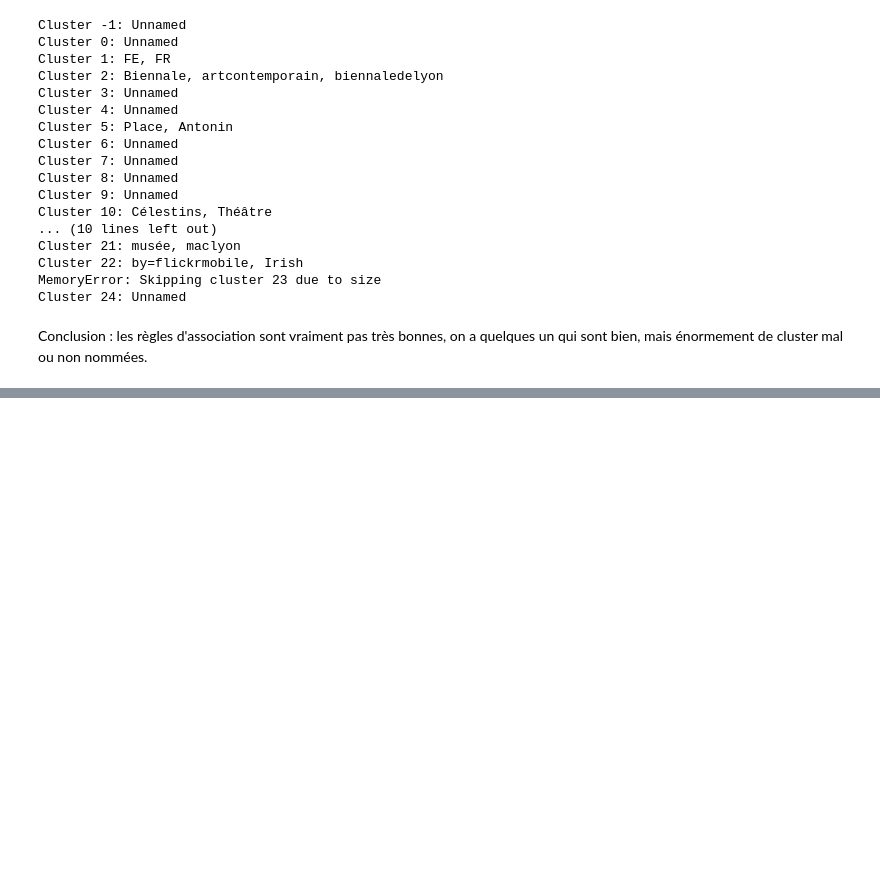
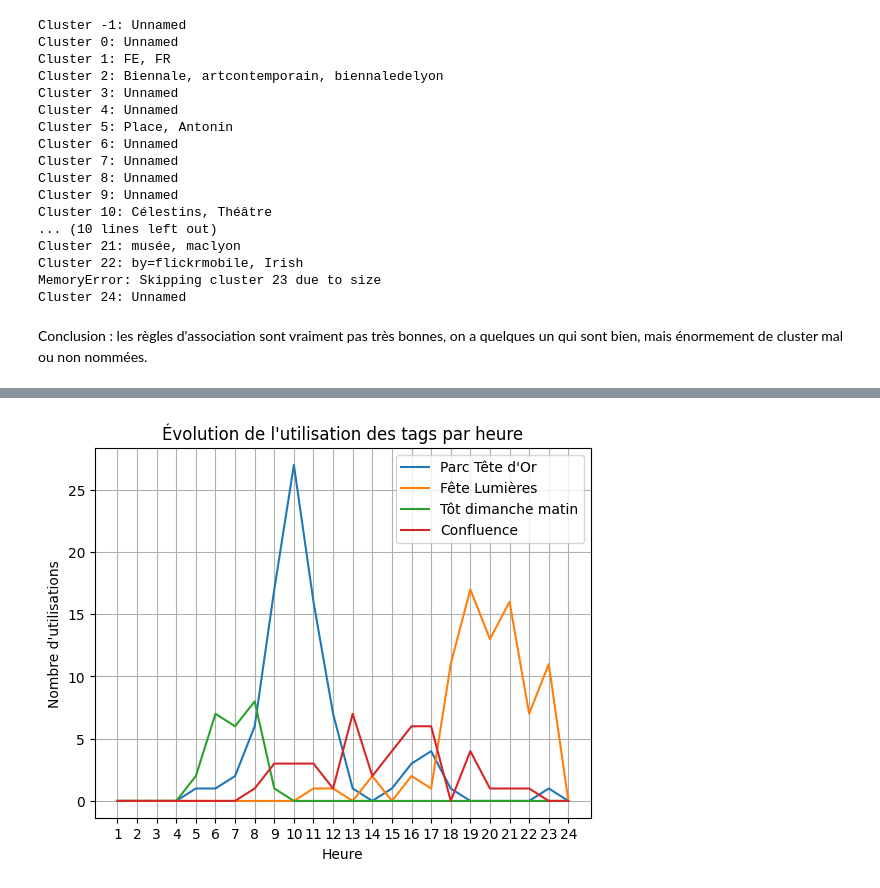
Before and after one commit to CLEMS3/LyonPhoto-DataMining, a Jupyter notebook: project.ipynb, the cells around one changed output, grey strips where cells are left out. Drawn from its saved outputs; the diff is of its cells as text; code cells hidden in the pictures; blank space fills up the shorter version.

```diff
--- a/project.ipynb
+++ b/project.ipynb
@@ -1034,0 +1195,23 @@ Conclusion : les règles d'association sont vraiment pas très bonnes, on a quel
+# %%
+tags_interet_hour = ["Parc Tête d'Or", 'Fête Lumières', 'Tôt dimanche matin', 'Confluence']
+
+df_time_filtered_hour = df_exploded[df_exploded['words'].isin(tags_interet_hour)]
+tag_counts_by_hour = df_time_filtered_hour.groupby(['date_taken_hour', 'words']).size().unstack(fill_value=0)
+
+all_hours = np.arange(1, 25)
+tag_counts_by_hour = tag_counts_by_hour.reindex(all_hours, fill_value=0)
+# %%
+plt.figure()
+
+for tag in tags_interet_hour:
+    plt.plot(tag_counts_by_hour.index, tag_counts_by_hour[tag])
+
+plt.xlabel("Heure")
+plt.ylabel("Nombre d'utilisations")
+plt.title("Évolution de l'utilisation des tags par heure")
+plt.xticks(range(1, 25))
+plt.grid(True)
+plt.legend(tags_interet_hour)
+plt.show()
+# %% [output]
+[figure, added]
```
Also changed, not shown: parts of 20 cells of this notebook.
